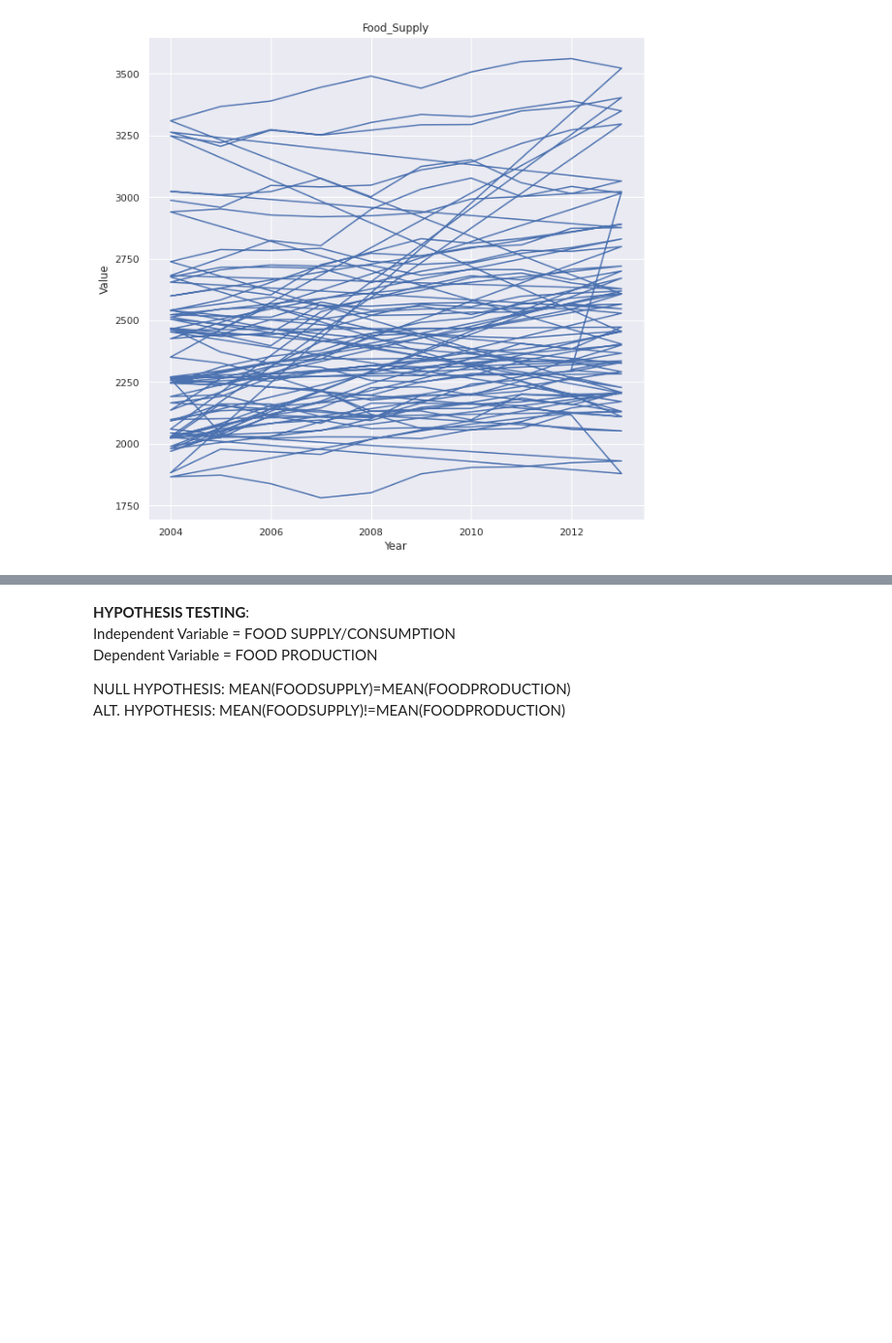
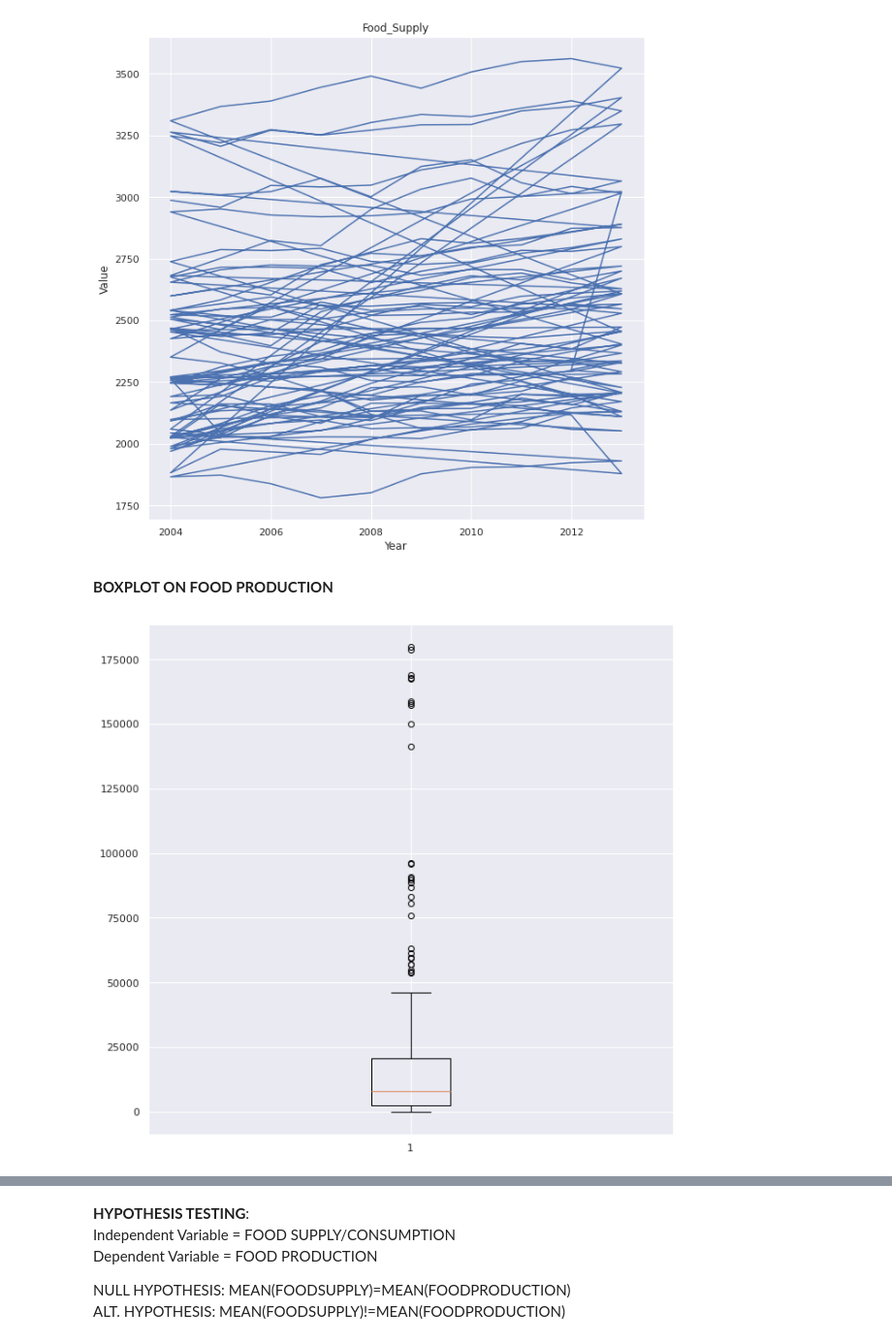
Before and after one commit to Beekay-5/Data-storytelling-project, a Jupyter notebook: STAGE_D_PROJECT.ipynb, the cells around one changed output, grey strips where cells are left out. Shown: that part at 97% size. Drawn from its saved outputs; the diff is of its cells as text; code cells hidden in the pictures; blank space fills up the shorter version.

```diff
--- a/STAGE_D_PROJECT.ipynb
+++ b/STAGE_D_PROJECT.ipynb
@@ -128,3 +128,11 @@ plt.ylabel("Value")
 plt.show()
 # %% [output]
 [figure]
+# %% [markdown]
+**BOXPLOT ON FOOD PRODUCTION**
+# %%
+plt.figure(figsize = (10,10))
+plt.boxplot(df1total["Value"])
+plt.show()
+# %% [output]
+[figure, added]
```
Also changed, not shown: parts of 2 cells of this notebook.
